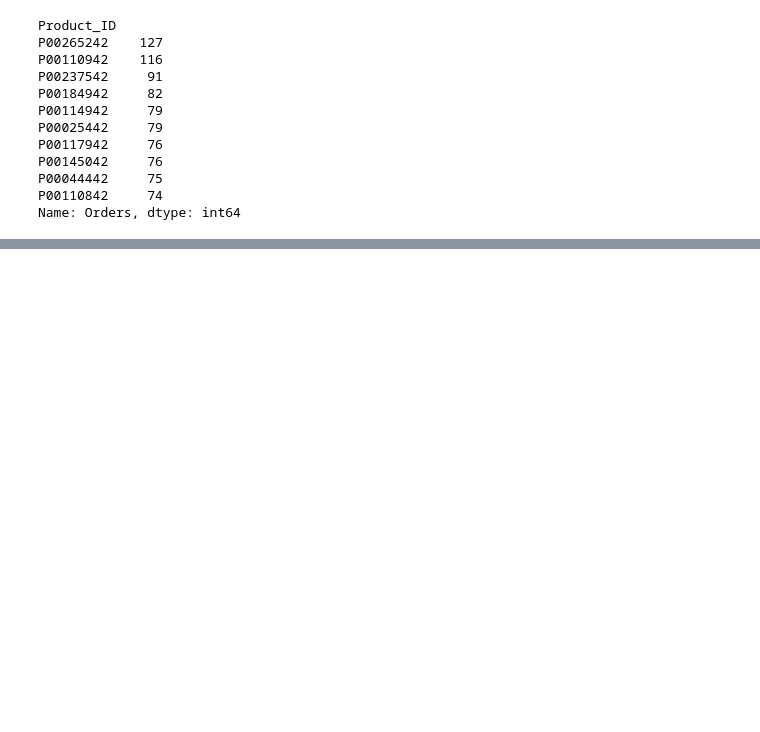
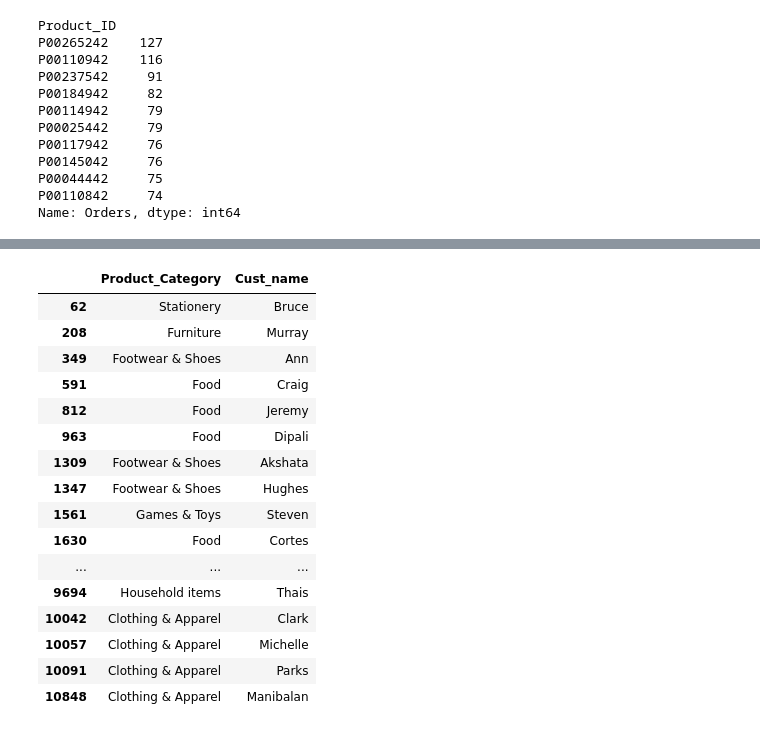
Before and after one commit to vineetha00/EDA, a Jupyter notebook: Diwali_Sales_Analysis/Diwali_sales_EDA.ipynb, the cells around one changed output, grey strips where cells are left out. Drawn from its saved outputs; the diff is of its cells as text; code cells hidden in the pictures; blank space fills up the shorter version.

```diff
--- a/Diwali_Sales_Analysis/Diwali_sales_EDA.ipynb
+++ b/Diwali_Sales_Analysis/Diwali_sales_EDA.ipynb
@@ -121,0 +378,21 @@ Name: Orders, dtype: int64
+# %%
+#search = ('P00265242')
+df[df['Product_ID'].str.contains('P00265242')][['Product_Category','Cust_name']]
+# %% [output]
+|  | Product_Category | Cust_name |
+| 62 | Stationery | Bruce |
+| 208 | Furniture | Murray |
+| 349 | Footwear & Shoes | Ann |
+| 591 | Food | Craig |
+| 812 | Food | Jeremy |
+| 963 | Food | Dipali |
+| 1309 | Footwear & Shoes | Akshata |
+| 1347 | Footwear & Shoes | Hughes |
+| 1561 | Games & Toys | Steven |
+| 1630 | Food | Cortes |
+| ... | ... | ... |
+| 9694 | Household items | Thais |
+| 10042 | Clothing & Apparel | Clark |
+| 10057 | Clothing & Apparel | Michelle |
+| 10091 | Clothing & Apparel | Parks |
+| 10848 | Clothing & Apparel | Manibalan |
```
Also changed, not shown: parts of 24 cells of this notebook, 4 other files.
